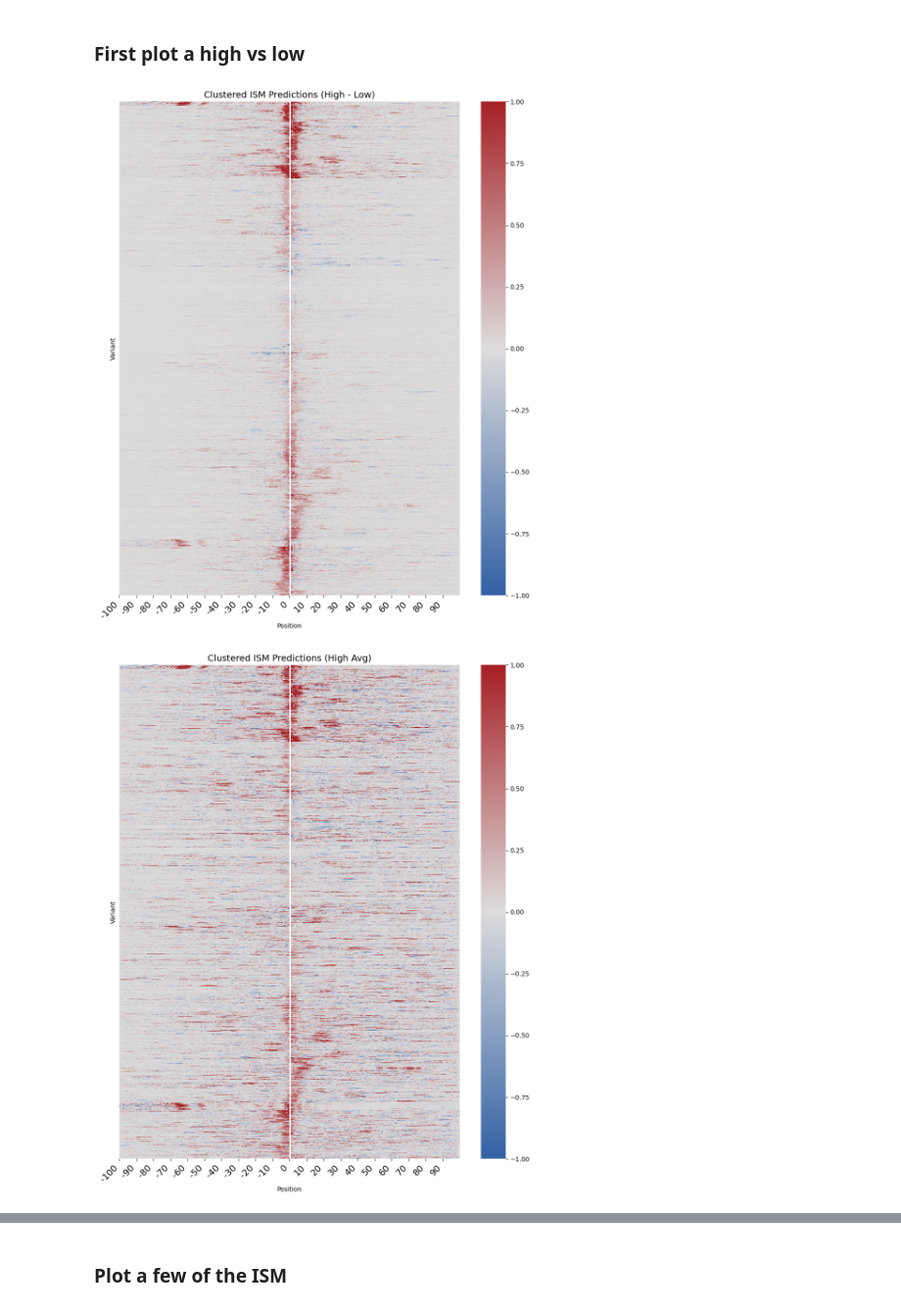
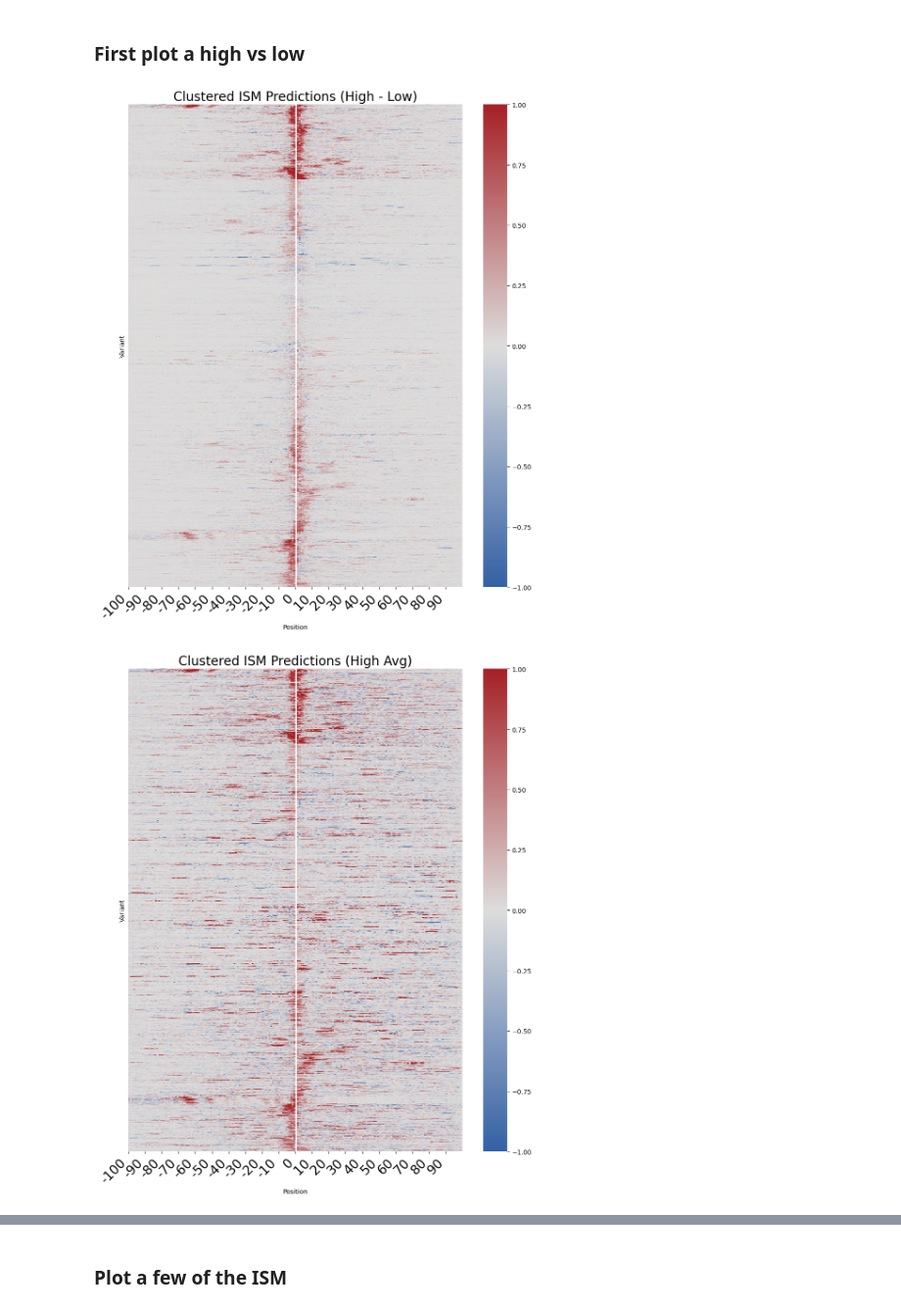
Before and after one commit to de-Boer-Lab/position-mpra, a Jupyter notebook: src/6-ism_variant_effects/predict_ism_for_all_OT_highvslow.ipynb, the cells around one changed output, grey strips where cells are left out. Shown at 98% size. Drawn from its saved outputs; the diff is of its cells as text; code cells hidden in the pictures.

```diff
--- a/src/6-ism_variant_effects/predict_ism_for_all_OT_highvslow.ipynb
+++ b/src/6-ism_variant_effects/predict_ism_for_all_OT_highvslow.ipynb
@@ -10,7 +10,7 @@ from Bio import SeqIO
 import matplotlib.pyplot as plt
 from matplotlib.colors import LinearSegmentedColormap
 
-delta_df = pd.read_csv("/scratch/st-cdeboer-1/sambina/position_mpra/outputs/6-ism_variant_effects/delta_ism_OT_all.csv")
+delta_df = pd.read_csv("/scratch/st-cdeboer-1/sambina/position_mpra/outputs/6-ism_variant_effects/delta_ism_OT_1_rc.csv")
 
 predictions = pd.read_csv(
     "/scratch/st-cdeboer-1/sambina/position_mpra/outputs/2-opentargets_model_variant_effect/gosai/k562_gosai_ref_alt_with_seq.csv.gz",
@@ -159,18 +175,18 @@ sns.heatmap(
     cbar=True
 )
 
-plt.title("Clustered ISM Predictions (High - Low)", fontsize=14)
+plt.title("Clustered ISM Predictions (High - Low)", fontsize=20)
 plt.xlabel("Position")
 plt.ylabel("Variant")
 tick_positions = np.arange(0, 200, 10)
 tick_labels    = np.arange(-100, 100, 10)
 
-plt.xticks(tick_positions, tick_labels, rotation=45, ha="right", fontsize=14)
+plt.xticks(tick_positions, tick_labels, rotation=45, ha="right", fontsize=20)
 plt.tight_layout()
 plt.savefig("/scratch/st-cdeboer-1/sambina/position_mpra/outputs/6-ism_variant_effects/delta_ism.png", dpi=1200)
 plt.show()
 # %% [output]
-[figure, old version]
+[figure, new version]
 # %%
 heatmap_array = high_array[row_order]
 
@@ -187,36 +203,36 @@ coolwarm = plt.cm.coolwarm
 mid_grey = coolwarm(0.5)
 white_pos = abs(vmin) / (vmax - vmin)  # normalize position of white center (usually 0)
 colors = [
     (0, "#3361A5"),        # dark blue at min
     (white_pos, mid_grey), # white at 0
     (1.0, "#A52126")        # dark red at max
 ]
 custom_cmap = LinearSegmentedColormap.from_list("blue_white_red", colors)
 
 # --- Plot ---
 plt.figure(figsize=(10, 12))
 sns.heatmap(
     heatmap_array,
     cmap=custom_cmap,
     center=0,
     vmin=vmin,
     vmax=vmax,
     xticklabels=10,
     yticklabels="",
     mask=mask,
     cbar=True
 )
 
-plt.title("Clustered ISM Predictions (High Avg)", fontsize=14)
+plt.title("Clustered ISM Predictions (High Avg)", fontsize=20)
 plt.xlabel("Position")
 plt.ylabel("Variant")
-plt.xticks(tick_positions, tick_labels, rotation=45, ha="right", fontsize=14)
+plt.xticks(tick_positions, tick_labels, rotation=45, ha="right", fontsize=20)
 plt.tight_layout()
 plt.savefig("/scratch/st-cdeboer-1/sambina/position_mpra/outputs/6-ism_variant_effects/delta_ism_high.png", dpi=1200)
 
 plt.show()
 # %% [output]
-[figure, old version]
+[figure, new version]
 # %%
 heatmap_array = low_array[row_order]
 
```
Also changed, not shown: parts of 15 cells of this notebook, 8 other files.
